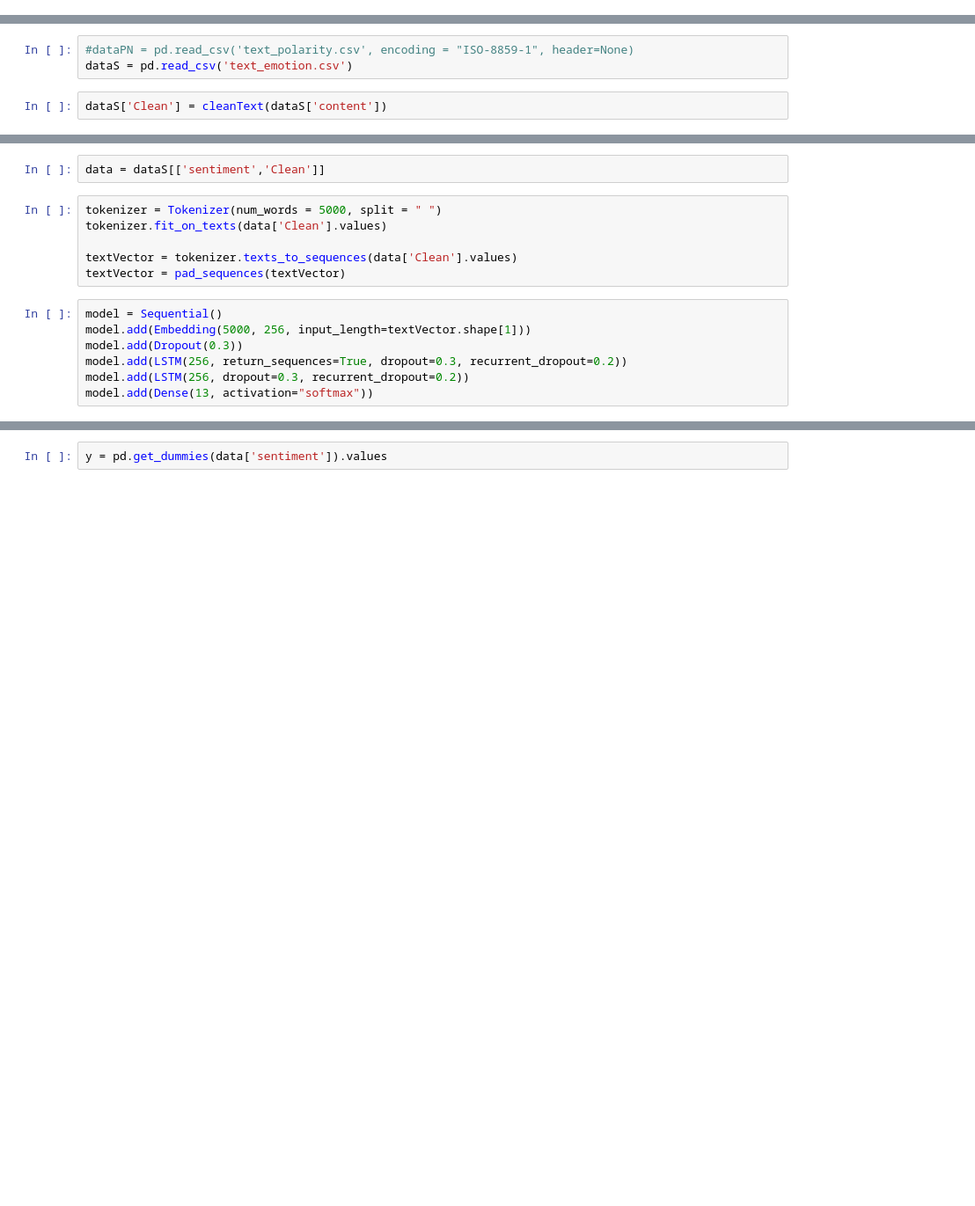
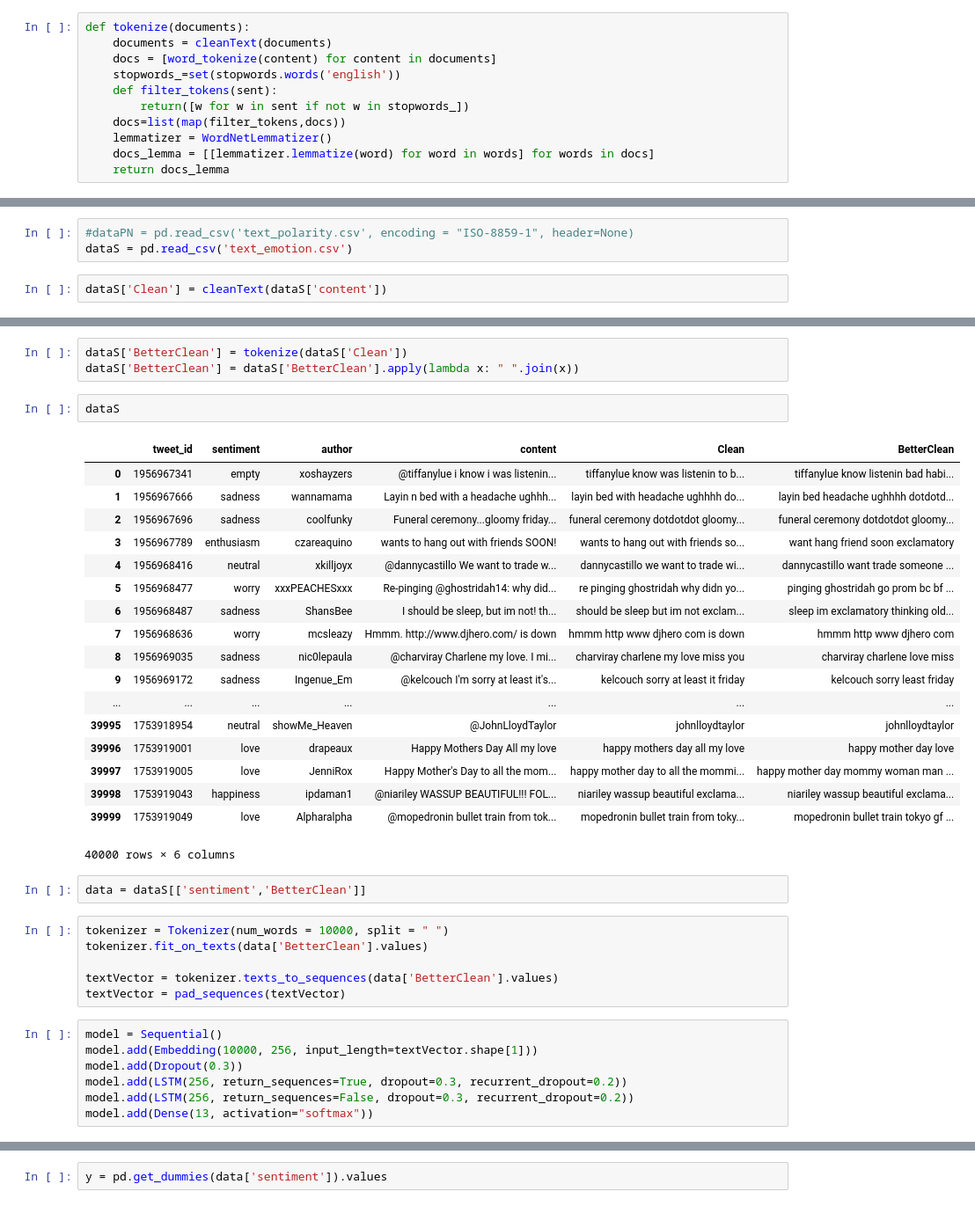
Before and after one commit to BrooksDiwu/MoodPrediction, a Jupyter notebook: RNN_attempt.ipynb, the cells around one changed output, grey strips where cells are left out. Shown at 88% size. Drawn from its saved outputs; the diff is of its cells as text; blank space fills up the shorter version.

```diff
--- a/RNN_attempt.ipynb
+++ b/RNN_attempt.ipynb
@@ -60,3 +70,14 @@ def cleanText(wordSeries):
     #wordSeries = wordSeries.apply(lambda x: x.replace('http', ' '))
     wordSeries = wordSeries.apply(lambda x: ' '.join( [w for w in x.split() if len(w)>1] ))
     return wordSeries
+# %%
+def tokenize(documents):
+    documents = cleanText(documents)
+    docs = [word_tokenize(content) for content in documents]
+    stopwords_=set(stopwords.words('english'))
+    def filter_tokens(sent):
+        return([w for w in sent if not w in stopwords_])
+    docs=list(map(filter_tokens,docs))
+    lemmatizer = WordNetLemmatizer()
+    docs_lemma = [[lemmatizer.lemmatize(word) for word in words] for words in docs]
+    return docs_lemma
@@ -68,17 +107,41 @@ dataS['Clean'] = cleanText(dataS['content'])
+# %%
+dataS['BetterClean'] = tokenize(dataS['Clean'])
+dataS['BetterClean'] = dataS['BetterClean'].apply(lambda x: " ".join(x))
+# %%
+dataS
+# %% [output]
+|  | tweet_id | sentiment | author | content | Clean | BetterClean |
+| 0 | 1956967341 | empty | xoshayzers | @tiffanylue i know i was listenin... | tiffanylue know was listenin to b... | tiffanylue know listenin bad habi... |
+| 1 | 1956967666 | sadness | wannamama | Layin n bed with a headache ughhh... | layin bed with headache ughhhh do... | layin bed headache ughhhh dotdotd... |
+| 2 | 1956967696 | sadness | coolfunky | Funeral ceremony...gloomy friday... | funeral ceremony dotdotdot gloomy... | funeral ceremony dotdotdot gloomy... |
+| 3 | 1956967789 | enthusiasm | czareaquino | wants to hang out with friends SOON! | wants to hang out with friends so... | want hang friend soon exclamatory |
+| 4 | 1956968416 | neutral | xkilljoyx | @dannycastillo We want to trade w... | dannycastillo we want to trade wi... | dannycastillo want trade someone ... |
+| 5 | 1956968477 | worry | xxxPEACHESxxx | Re-pinging @ghostridah14: why did... | re pinging ghostridah why didn yo... | pinging ghostridah go prom bc bf ... |
+| 6 | 1956968487 | sadness | ShansBee | I should be sleep, but im not! th... | should be sleep but im not exclam... | sleep im exclamatory thinking old... |
+| 7 | 1956968636 | worry | mcsleazy | Hmmm. http://www.djhero.com/ is down | hmmm http www djhero com is down | hmmm http www djhero com |
+| 8 | 1956969035 | sadness | nic0lepaula | @charviray Charlene my love. I mi... | charviray charlene my love miss you | charviray charlene love miss |
+| 9 | 1956969172 | sadness | Ingenue_Em | @kelcouch I'm sorry at least it's... | kelcouch sorry at least it friday | kelcouch sorry least friday |
+| ... | ... | ... | ... | ... | ... | ... |
+| 39995 | 1753918954 | neutral | showMe_Heaven | @JohnLloydTaylor | johnlloydtaylor | johnlloydtaylor |
+| 39996 | 1753919001 | love | drapeaux | Happy Mothers Day All my love | happy mothers day all my love | happy mother day love |
+| 39997 | 1753919005 | love | JenniRox | Happy Mother's Day to all the mom... | happy mother day to all the mommi... | happy mother day mommy woman man ... |
+| 39998 | 1753919043 | happiness | ipdaman1 | @niariley WASSUP BEAUTIFUL!!! FOL... | niariley wassup beautiful exclama... | niariley wassup beautiful exclama... |
+| 39999 | 1753919049 | love | Alpharalpha | @mopedronin bullet train from tok... | mopedronin bullet train from toky... | mopedronin bullet train tokyo gf ... |
+40000 rows × 6 columns
 # %%
-data = dataS[['sentiment','Clean']]
+data = dataS[['sentiment','BetterClean']]
 # %%
-tokenizer = Tokenizer(num_words = 5000, split = " ")
-tokenizer.fit_on_texts(data['Clean'].values)
+tokenizer = Tokenizer(num_words = 10000, split = " ")
+tokenizer.fit_on_texts(data['BetterClean'].values)
 
-textVector = tokenizer.texts_to_sequences(data['Clean'].values)
+textVector = tokenizer.texts_to_sequences(data['BetterClean'].values)
 textVector = pad_sequences(textVector)
 # %%
 model = Sequential()
-model.add(Embedding(5000, 256, input_length=textVector.shape[1]))
+model.add(Embedding(10000, 256, input_length=textVector.shape[1]))
 model.add(Dropout(0.3))
 model.add(LSTM(256, return_sequences=True, dropout=0.3, recurrent_dropout=0.2))
-model.add(LSTM(256, dropout=0.3, recurrent_dropout=0.2))
+model.add(LSTM(256, return_sequences=False, dropout=0.3, recurrent_dropout=0.2))
 model.add(Dense(13, activation="softmax"))
 # %%
 model.compile(loss='categorical_crossentropy', optimizer = 'adam', metrics = ['accuracy'])
```
Also changed, not shown: parts of 12 cells of this notebook.
